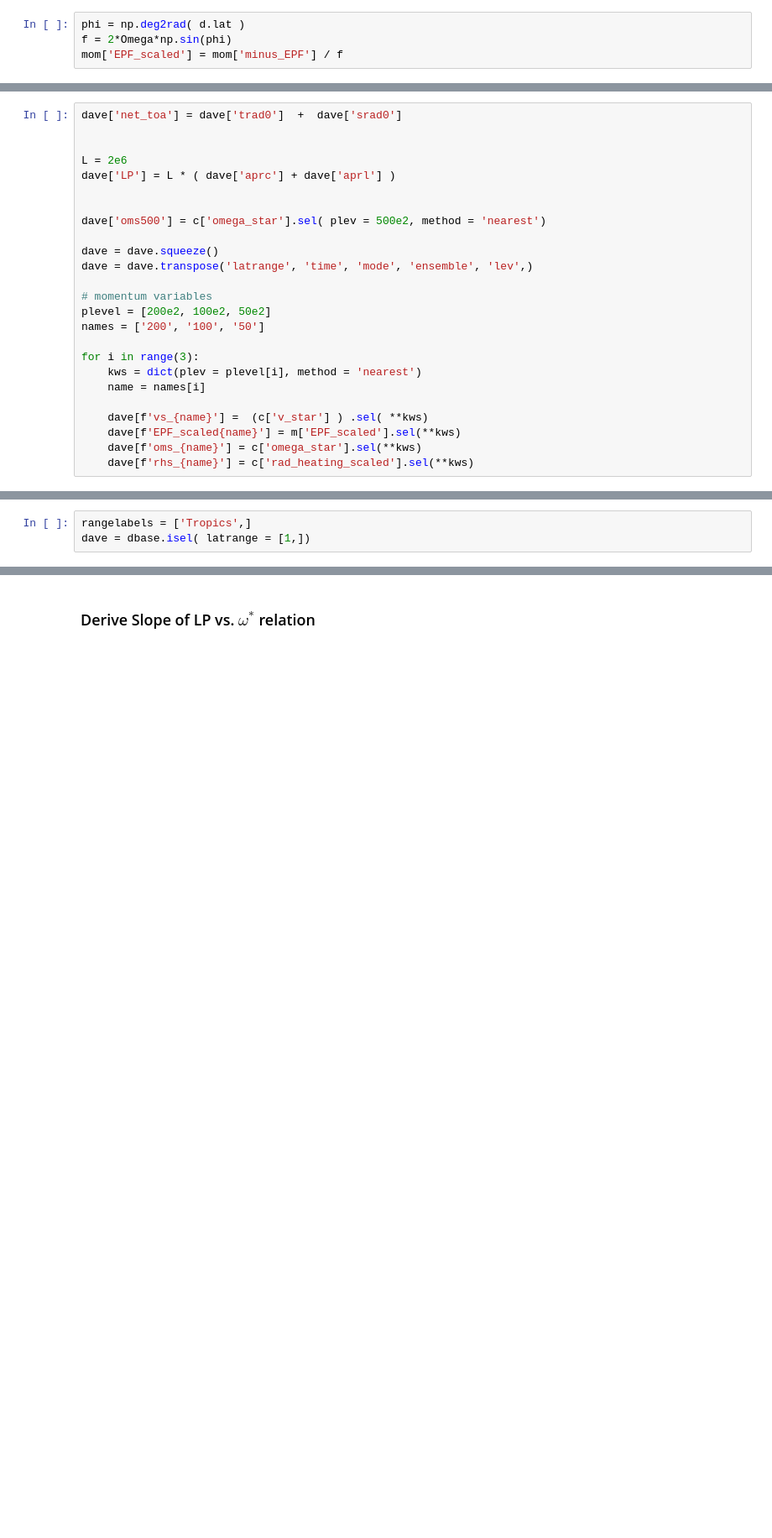
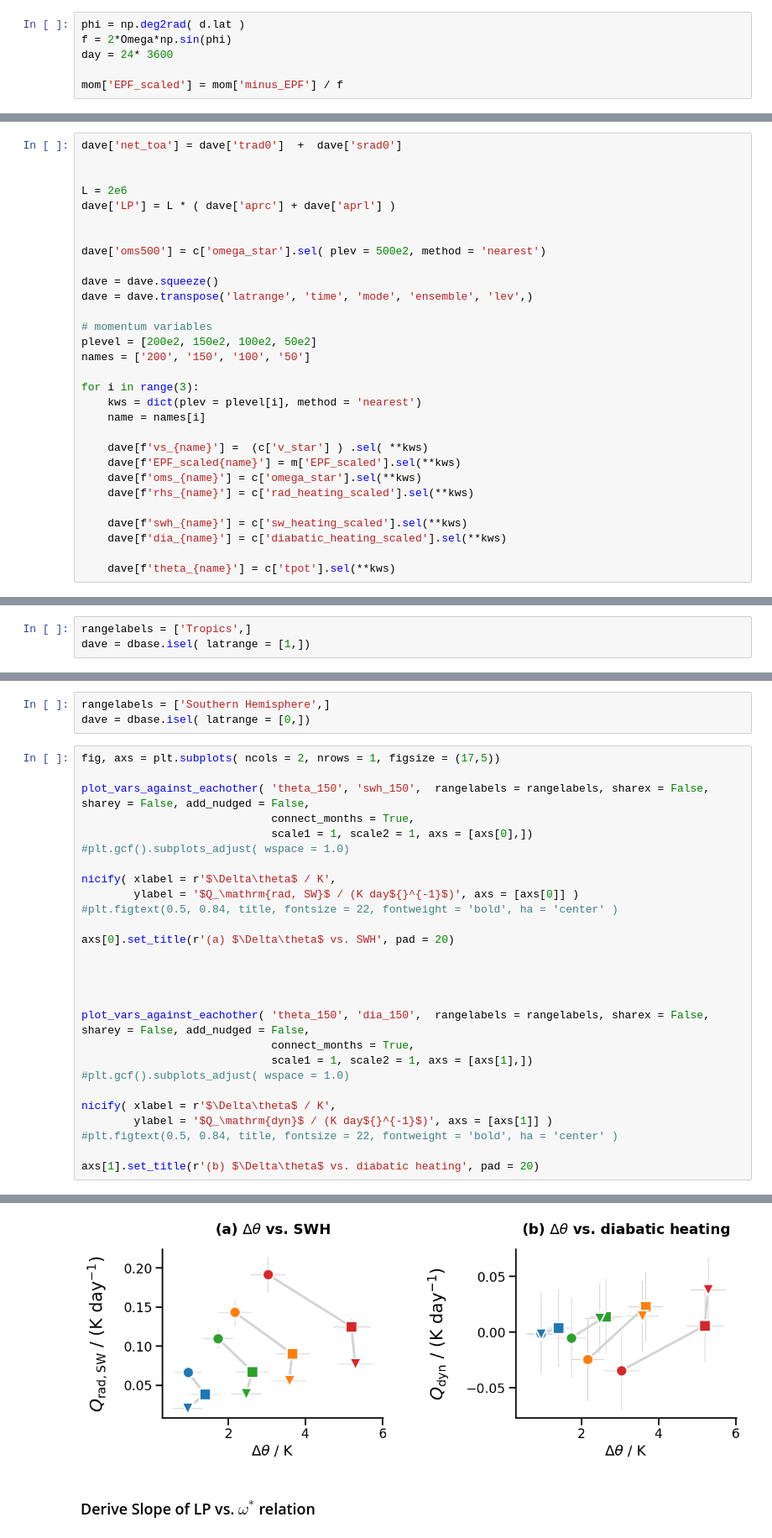
Before and after one commit to fsenf/nbook.2022-11_WiFi-AUS_Circ-Feedbacks, a Jupyter notebook: nbooks/09-Residual-Circulation-at-100hPa.ipynb, the cells around one changed output, grey strips where cells are left out. Shown at 84% size. Cells and saved outputs as stored; diff of their text form; blank space fills up the shorter version.

```diff
--- a/nbooks/09-Residual-Circulation-at-100hPa.ipynb
+++ b/nbooks/09-Residual-Circulation-at-100hPa.ipynb
@@ -70,6 +70,8 @@ time = d.time
 # %%
 phi = np.deg2rad( d.lat )
 f = 2*Omega*np.sin(phi)
+day = 24* 3600
+
 mom['EPF_scaled'] = mom['minus_EPF'] / f
 # %%
 rad_heating = circ['dtdt_rheat_lw'] + circ['dtdt_rheat_sw']
@@ -101,8 +105,8 @@ dave = dave.squeeze()
 dave = dave.transpose('latrange', 'time', 'mode', 'ensemble', 'lev',)
 
 # momentum variables
-plevel = [200e2, 100e2, 50e2]
-names = ['200', '100', '50']
+plevel = [200e2, 150e2, 100e2, 50e2]
+names = ['200', '150', '100', '50']
 
 for i in range(3):
     kws = dict(plev = plevel[i], method = 'nearest')
@@ -112,3 +116,8 @@ for i in range(3):
     dave[f'EPF_scaled{name}'] = m['EPF_scaled'].sel(**kws)
     dave[f'oms_{name}'] = c['omega_star'].sel(**kws)
     dave[f'rhs_{name}'] = c['rad_heating_scaled'].sel(**kws)
+
+    dave[f'swh_{name}'] = c['sw_heating_scaled'].sel(**kws)
+    dave[f'dia_{name}'] = c['diabatic_heating_scaled'].sel(**kws)
+
+    dave[f'theta_{name}'] = c['tpot'].sel(**kws)
@@ -428,0 +480,31 @@ plt.savefig('../pics/cirrus-and-prec-effects.png', dpi = 600)
+# %%
+rangelabels = ['Southern Hemisphere',]
+dave = dbase.isel( latrange = [0,])
+# %%
+fig, axs = plt.subplots( ncols = 2, nrows = 1, figsize = (17,5))
+
+plot_vars_against_eachother( 'theta_150', 'swh_150',  rangelabels = rangelabels, sharex = False, sharey = False, add_nudged = False,
+                             connect_months = True,
+                             scale1 = 1, scale2 = 1, axs = [axs[0],])
+#plt.gcf().subplots_adjust( wspace = 1.0)
+
+nicify( xlabel = r'$\Delta\theta$ / K',
+        ylabel = '$Q_\mathrm{rad, SW}$ / (K day${}^{-1}$)', axs = [axs[0]] )
+#plt.figtext(0.5, 0.84, title, fontsize = 22, fontweight = 'bold', ha = 'center' )
+
+axs[0].set_title(r'(a) $\Delta\theta$ vs. SWH', pad = 20)
+
+
+
+
+plot_vars_against_eachother( 'theta_150', 'dia_150',  rangelabels = rangelabels, sharex = False, sharey = False, add_nudged = False,
+                             connect_months = True,
+                             scale1 = 1, scale2 = 1, axs = [axs[1],])
+#plt.gcf().subplots_adjust( wspace = 1.0)
+
+nicify( xlabel = r'$\Delta\theta$ / K',
+        ylabel = '$Q_\mathrm{dyn}$ / (K day${}^{-1}$)', axs = [axs[1]] )
+#plt.figtext(0.5, 0.84, title, fontsize = 22, fontweight = 'bold', ha = 'center' )
+
+axs[1].set_title(r'(b) $\Delta\theta$ vs. diabatic heating', pad = 20)
+# %% [output]
@@ -429,3 +512,4 @@ plt.savefig('../pics/cirrus-and-prec-effects.png', dpi = 600)
+[figure, added]
 # %% [markdown]
 ### Derive Slope of LP vs. $\omega^*$ relation
 # %%
```
Also changed, not shown: parts of 10 cells of this notebook.
